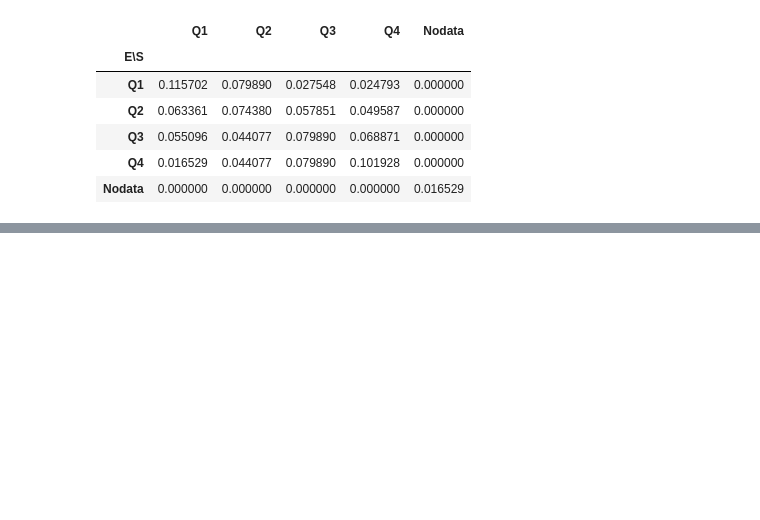
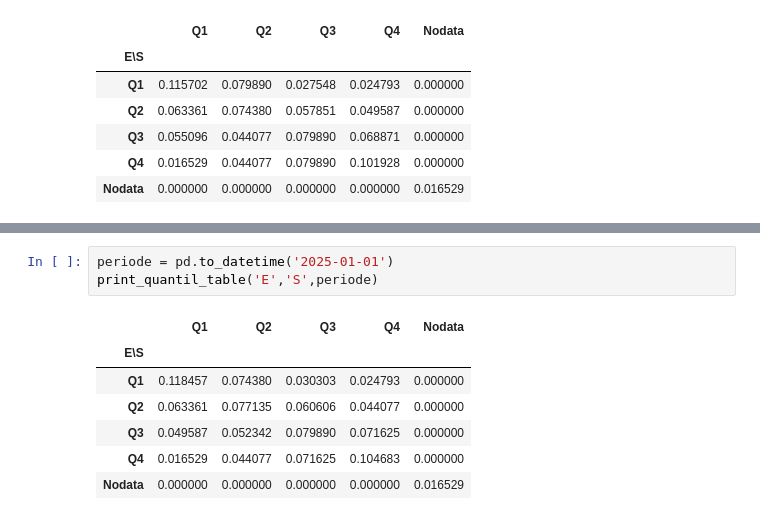
Before and after one commit to VictorienMarette/Statapp_Valuco, a Jupyter notebook: Tableau_Double_Entree/tableau_double_entree.ipynb, the cells around one changed output, grey strips where cells are left out. Drawn from its saved outputs; the diff is of its cells as text; blank space fills up the shorter version.

```diff
--- a/Tableau_Double_Entree/tableau_double_entree.ipynb
+++ b/Tableau_Double_Entree/tableau_double_entree.ipynb
@@ -113,0 +127,11 @@ print_quantil_table('E','S',periode)
+# %%
+periode = pd.to_datetime('2025-01-01')
+print_quantil_table('E','S',periode)
+# %% [output]
+|  | Q1 | Q2 | Q3 | Q4 | Nodata |
+| E\S |  |  |  |  |  |
+| Q1 | 0.118457 | 0.074380 | 0.030303 | 0.024793 | 0.000000 |
+| Q2 | 0.063361 | 0.077135 | 0.060606 | 0.044077 | 0.000000 |
+| Q3 | 0.049587 | 0.052342 | 0.079890 | 0.071625 | 0.000000 |
+| Q4 | 0.016529 | 0.044077 | 0.071625 | 0.104683 | 0.000000 |
+| Nodata | 0.000000 | 0.000000 | 0.000000 | 0.000000 | 0.016529 |
```
Also changed, not shown: parts of 10 cells of this notebook.
